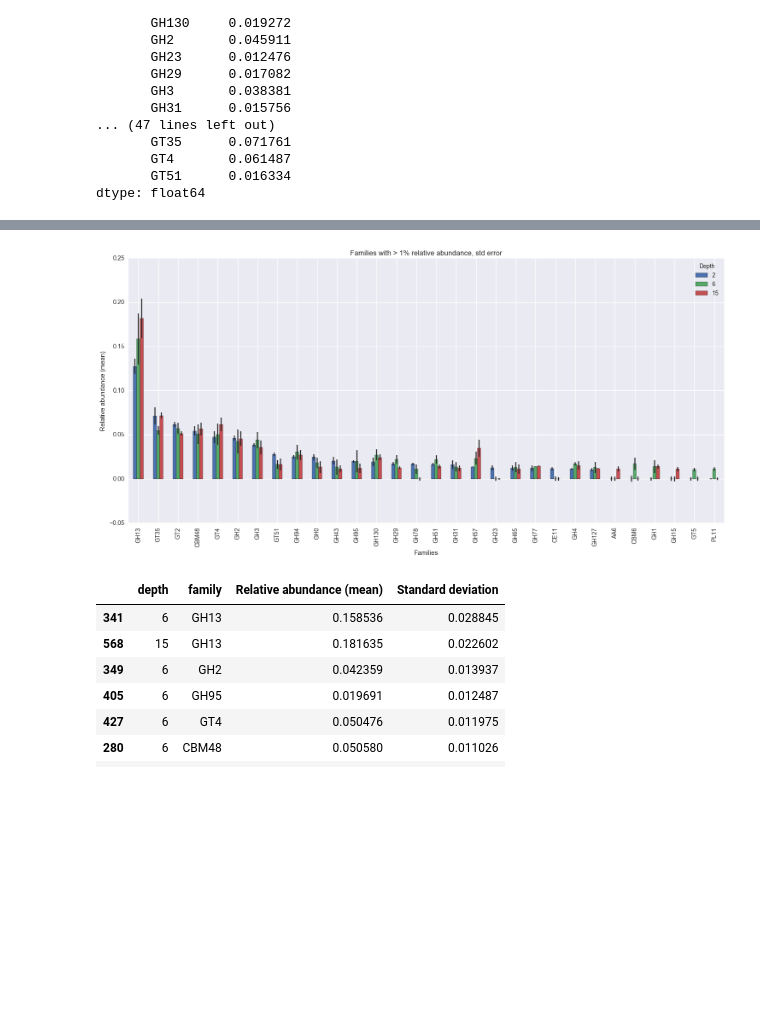
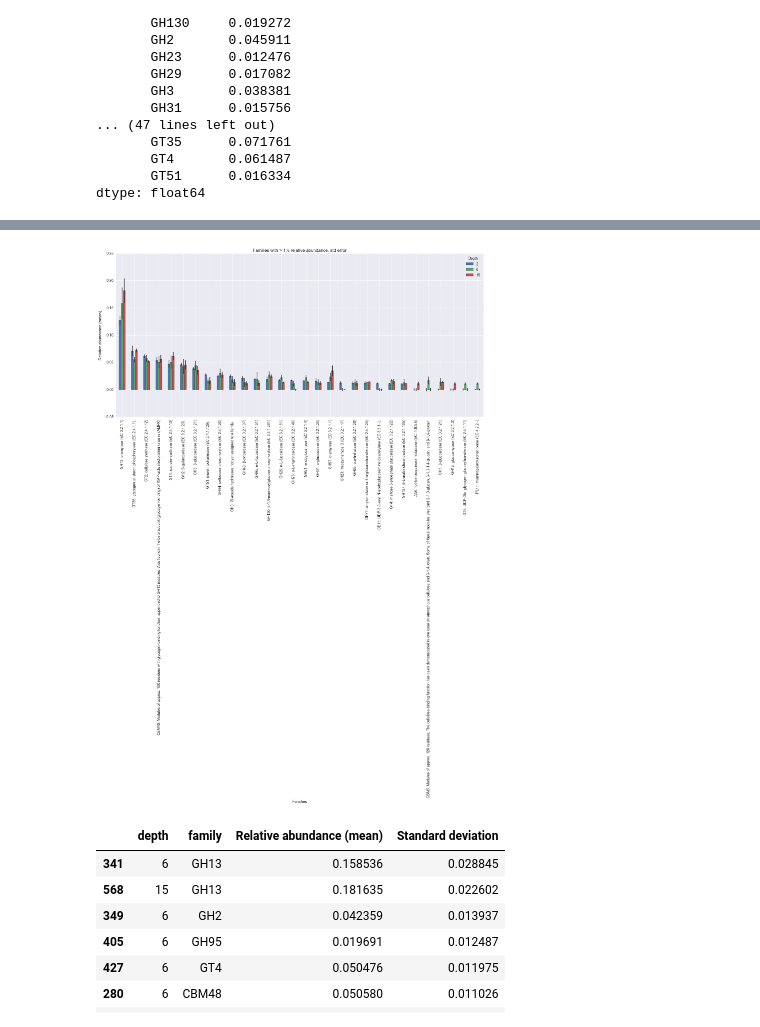
Before and after one commit to luizirber/2016-cazy, a Jupyter notebook: notebooks/Results exploration.ipynb, the cells around one changed output, grey strips where cells are left out. Drawn from its saved outputs; the diff is of its cells as text; code cells hidden in the pictures; blank space fills up the shorter version.

Commit message:
Updated x axis names

```diff
--- a/notebooks/Results exploration.ipynb
+++ b/notebooks/Results exploration.ipynb
@@ -543,3 +562,11 @@ depth  family
        GT4       0.061487
        GT51      0.016334
 dtype: float64
+# %%
+import requests
+from bs4 import BeautifulSoup
+
+def extract_names(url):
+    data = requests.get(url)
+    soup = BeautifulSoup(data.content, 'html.parser')
+    return "".join(soup.find('td', class_='tdsum').strings).split('; ')
@@ -545,0 +597,6 @@ dtype: float64
+# %%
+names = {}
+families = s.unstack(level='depth').sort_values(by=2, ascending=False)
+
+for f in families.index:
+    names[f] = extract_names("http://www.cazy.org/{}.html".format(f))[0]
@@ -545,0 +626,5 @@ dtype: float64
+# %%
+new_index_names = {}
+for k,v in names.items():
+    new_index_names[k] = "{}: {}".format(k, v)
+new_index_names
@@ -546,18 +649,19 @@ dtype: float64
+# %%
+families.rename(index=new_index_names, inplace=True)
+yerr = std_err.unstack('depth').rename(index=new_index_names)
 # %%
-ax = (s.unstack(level='depth')
-  .sort_values(by=2, ascending=False)
-  .plot.bar(yerr=std_err.unstack('depth'), figsize=(18, 8)))
+ax = (families.plot.bar(yerr=yerr, figsize=(18, 8)))
 ax.set_ylabel("Relative abundance (mean)")
 ax.set_xlabel("Families")
 ax.set_title("Families with > 1% relative abundance, std error")
 ax.legend(loc='best', title="Depth")
 !mkdir -p ../outputs/figures
 ax.figure.savefig("../outputs/figures/relative_abundances_1percent.svg")
 ax.figure.savefig("../outputs/figures/relative_abundances_1percent.pdf")
 ax.figure.savefig("../outputs/figures/relative_abundances_1percent.eps")
 ax.figure.savefig("../outputs/figures/relative_abundances_1percent.png")
 # %% [output]
-[figure, old version]
+[figure, new version]
 # %%
 st = pd.DataFrame({"Relative abundance (mean)": m,
                    "Standard deviation": std_err}).reset_index()
```
Also changed, not shown: parts of 9 cells of this notebook, 4 other files.
